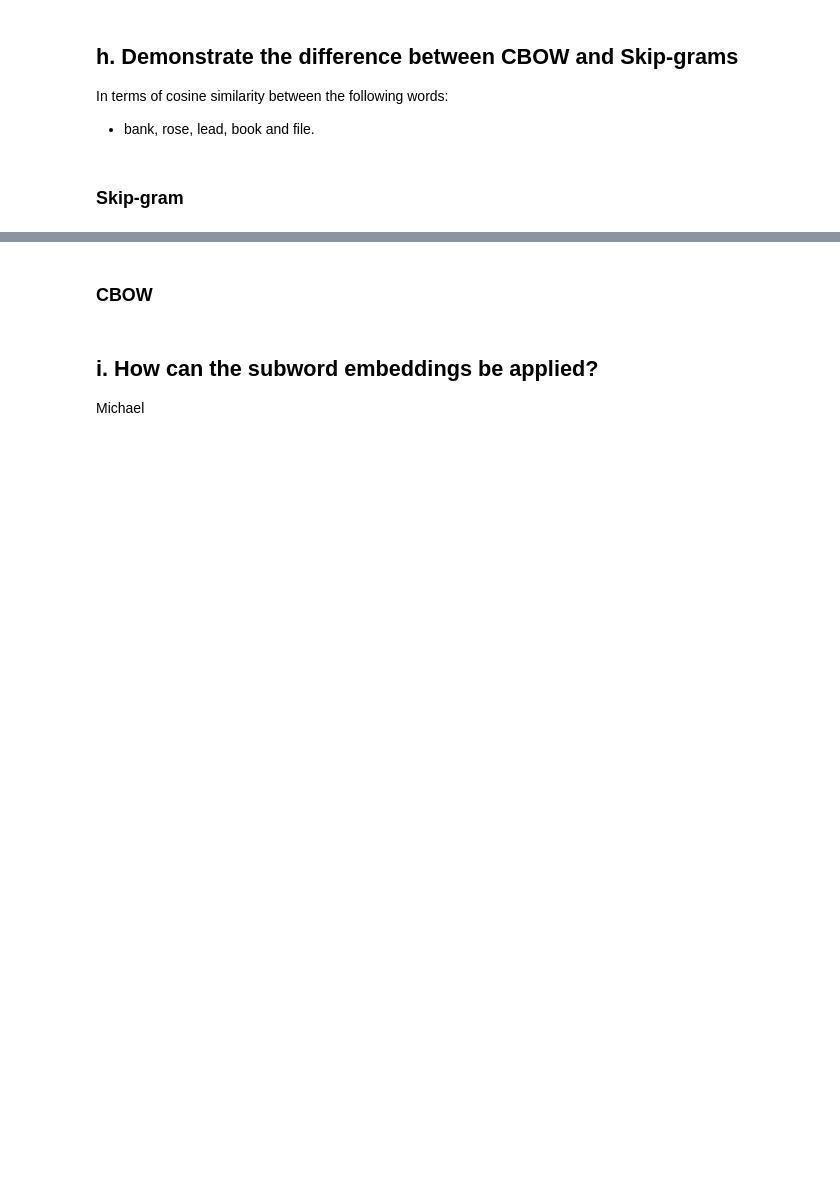
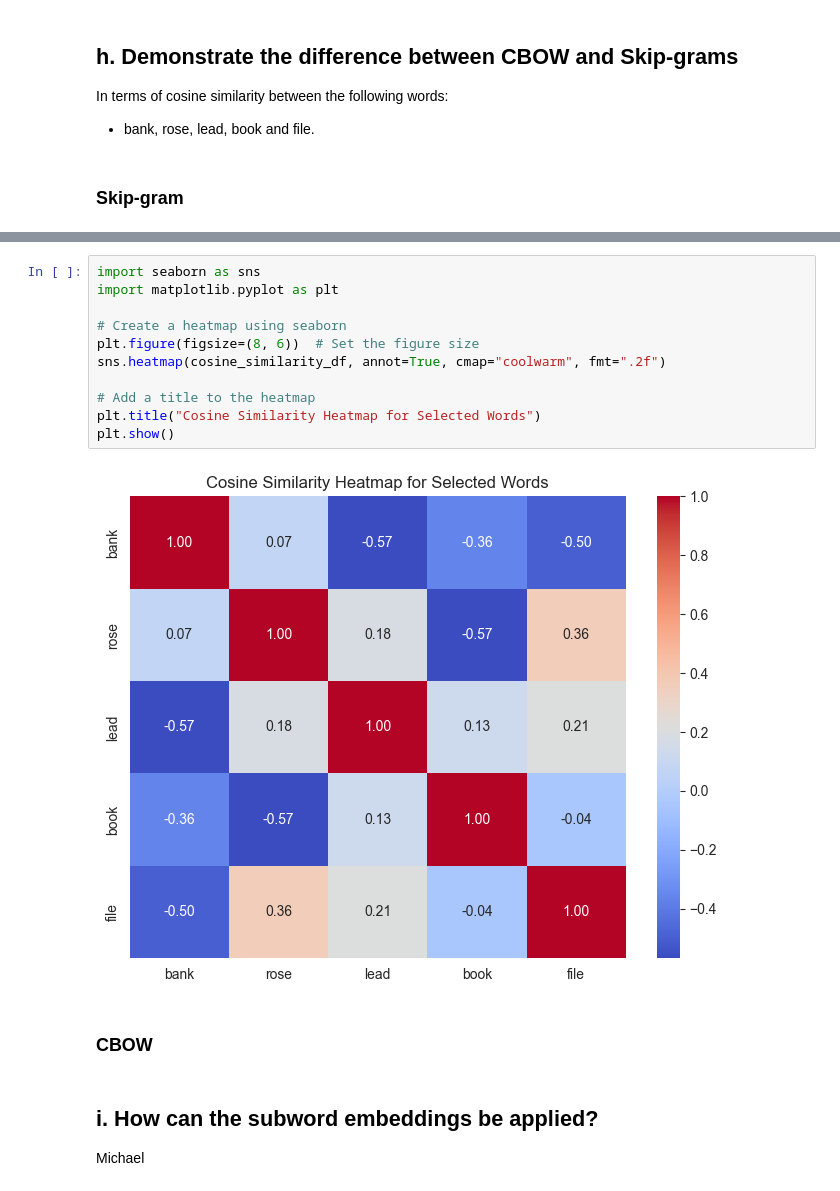
Before and after one commit to vodkolav/DSlab1, a Jupyter notebook: NLP/Assignment2.ipynb, the cells around one changed output, grey strips where cells are left out. Cells and saved outputs as stored; diff of their text form; blank space fills up the shorter version.

Commit message:
Added heatmaps to cosine similarity

```diff
--- a/NLP/Assignment2.ipynb
+++ b/NLP/Assignment2.ipynb
@@ -313,3 +313,16 @@ cosine_similarity_df
+# %%
+import seaborn as sns
+import matplotlib.pyplot as plt
+
+# Create a heatmap using seaborn
+plt.figure(figsize=(8, 6))  # Set the figure size
+sns.heatmap(cosine_similarity_df, annot=True, cmap="coolwarm", fmt=".2f")
+
+# Add a title to the heatmap
+plt.title("Cosine Similarity Heatmap for Selected Words")
+plt.show()
+# %% [output]
+[figure, added]
 # %% [markdown]
 ### CBOW
 # %% [markdown]
```
Also changed, not shown: parts of 5 cells of this notebook.
